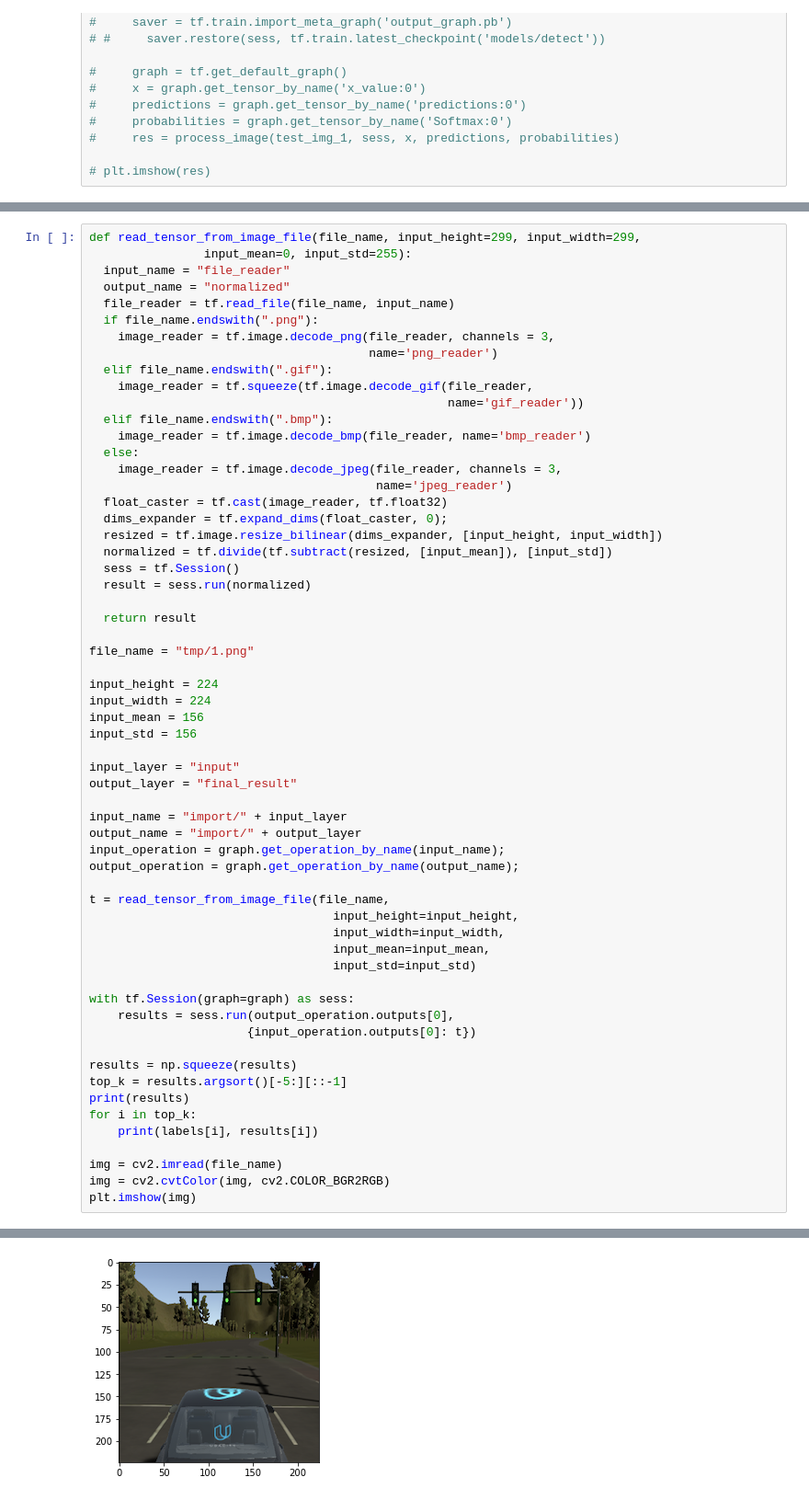
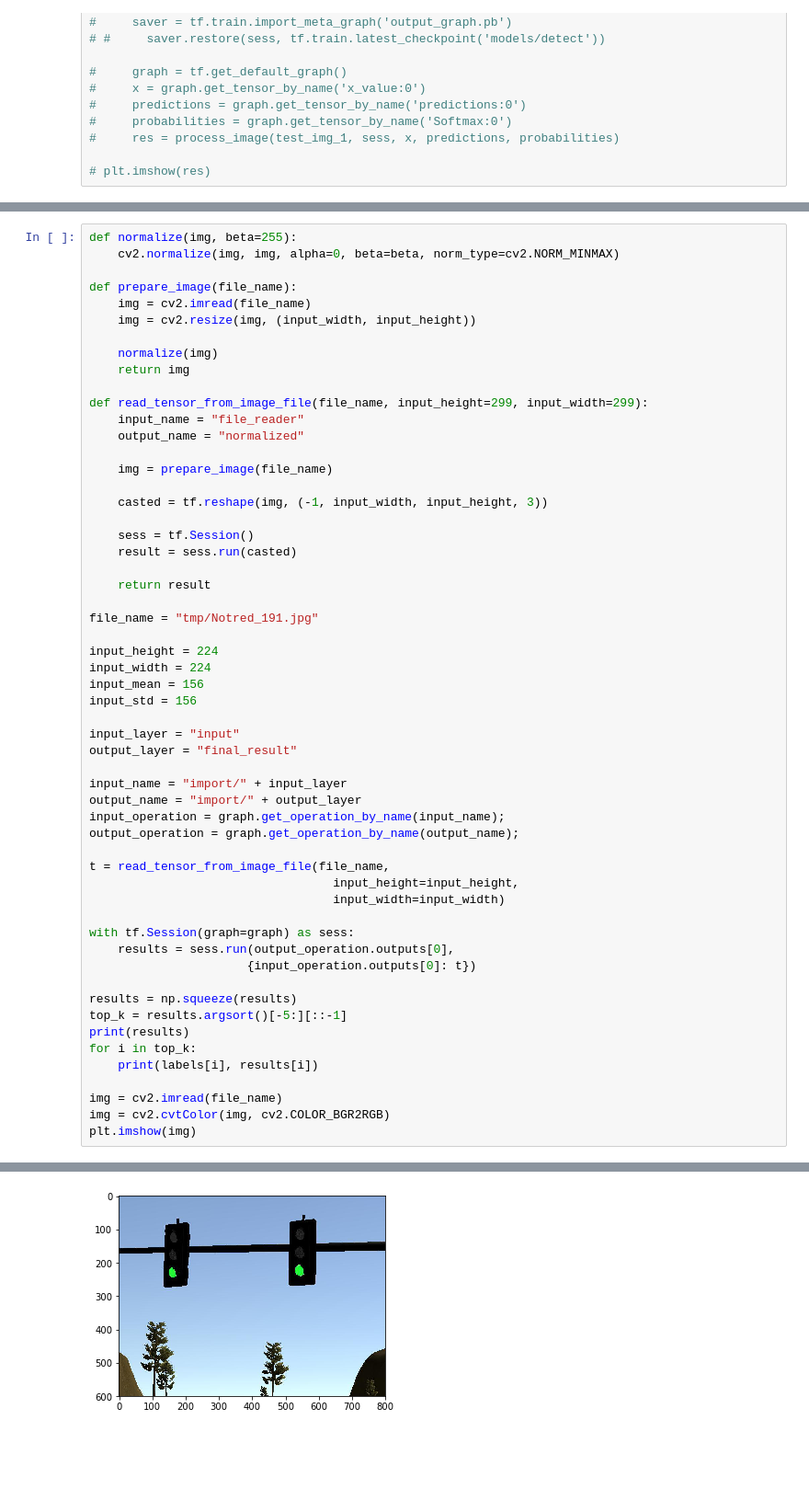
Before and after one commit to andreinechaev/traffic_light_detection, a Jupyter notebook: FinderClassifier.ipynb, the cells around one changed output, grey strips where cells are left out. Shown: that part at 92% size. Cells and saved outputs as stored; diff of their text form; blank space fills up the shorter version.

```diff
--- a/FinderClassifier.ipynb
+++ b/FinderClassifier.ipynb
@@ -45,32 +45,30 @@ print(labels)
 # %% [output]
 ['green', 'red', 'yellow', 'none']
 # %%
-def read_tensor_from_image_file(file_name, input_height=299, input_width=299,
-				input_mean=0, input_std=255):
-  input_name = "file_reader"
-  output_name = "normalized"
-  file_reader = tf.read_file(file_name, input_name)
-  if file_name.endswith(".png"):
-    image_reader = tf.image.decode_png(file_reader, channels = 3,
-                                       name='png_reader')
-  elif file_name.endswith(".gif"):
-    image_reader = tf.squeeze(tf.image.decode_gif(file_reader,
-                                                  name='gif_reader'))
-  elif file_name.endswith(".bmp"):
-    image_reader = tf.image.decode_bmp(file_reader, name='bmp_reader')
-  else:
-    image_reader = tf.image.decode_jpeg(file_reader, channels = 3,
-                                        name='jpeg_reader')
-  float_caster = tf.cast(image_reader, tf.float32)
-  dims_expander = tf.expand_dims(float_caster, 0);
-  resized = tf.image.resize_bilinear(dims_expander, [input_height, input_width])
-  normalized = tf.divide(tf.subtract(resized, [input_mean]), [input_std])
-  sess = tf.Session()
-  result = sess.run(normalized)
+def normalize(img, beta=255):
+    cv2.normalize(img, img, alpha=0, beta=beta, norm_type=cv2.NORM_MINMAX)
 
-  return result
+def prepare_image(file_name):
+    img = cv2.imread(file_name)
+    img = cv2.resize(img, (input_width, input_height))
 
-file_name = "tmp/1.png"
+    normalize(img)
+    return img
+
+def read_tensor_from_image_file(file_name, input_height=299, input_width=299):
+    input_name = "file_reader"
+    output_name = "normalized"
+
+    img = prepare_image(file_name)
+
+    casted = tf.reshape(img, (-1, input_width, input_height, 3))
+
+    sess = tf.Session()
+    result = sess.run(casted)
+
+    return result
+
+file_name = "tmp/Notred_191.jpg"
 
 input_height = 224
 input_width = 224
@@ -87,9 +85,7 @@ output_operation = graph.get_operation_by_name(output_name);
 
 t = read_tensor_from_image_file(file_name,
                                   input_height=input_height,
-                                  input_width=input_width,
-                                  input_mean=input_mean,
-                                  input_std=input_std)
+                                  input_width=input_width)
 
 with tf.Session(graph=graph) as sess:
     results = sess.run(output_operation.outputs[0],
@@ -113,2 +109,2 @@ none 0.00765597
 <matplotlib.image.AxesImage at 0x...>
-[figure, old version]
+[figure, new version]
```
Also changed, not shown: parts of 2 cells of this notebook.
